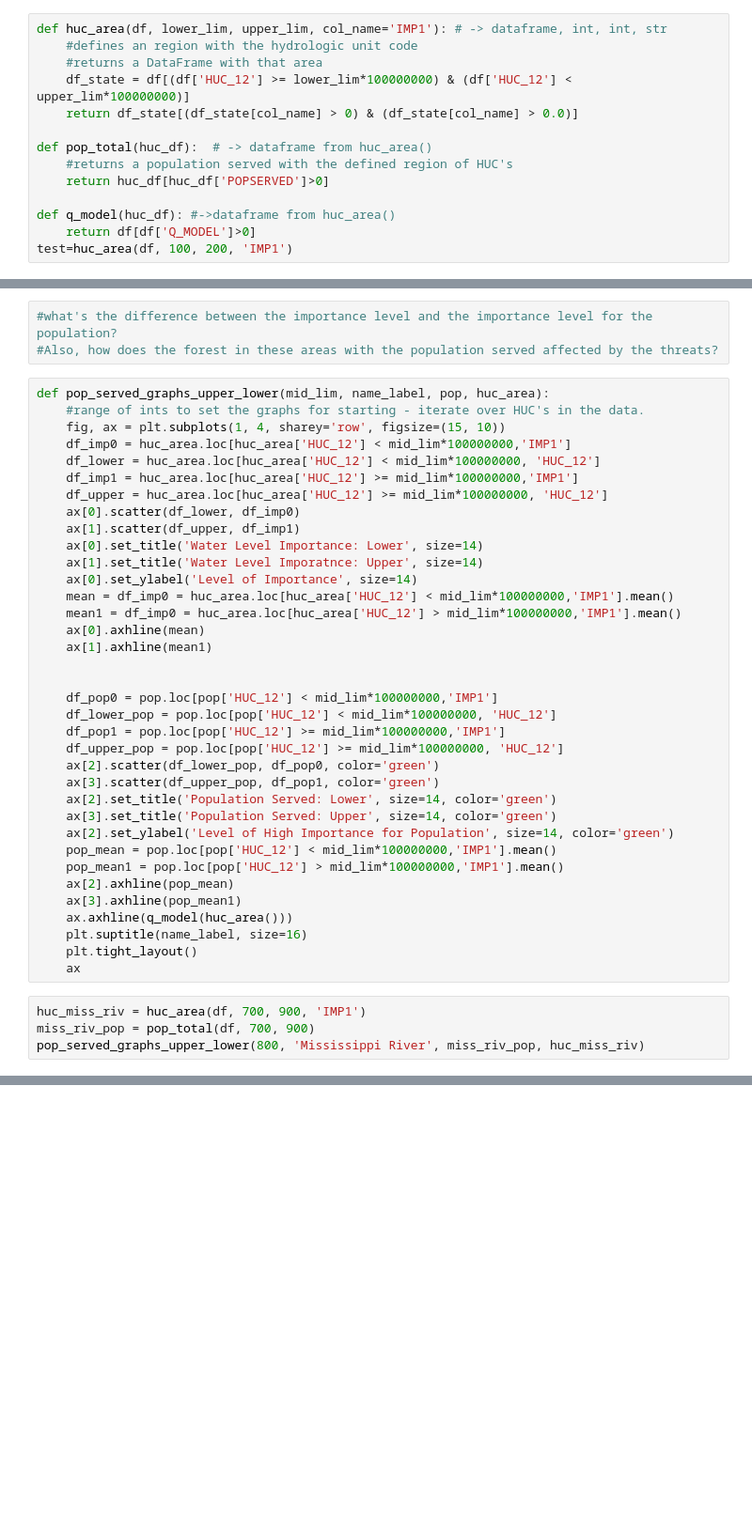
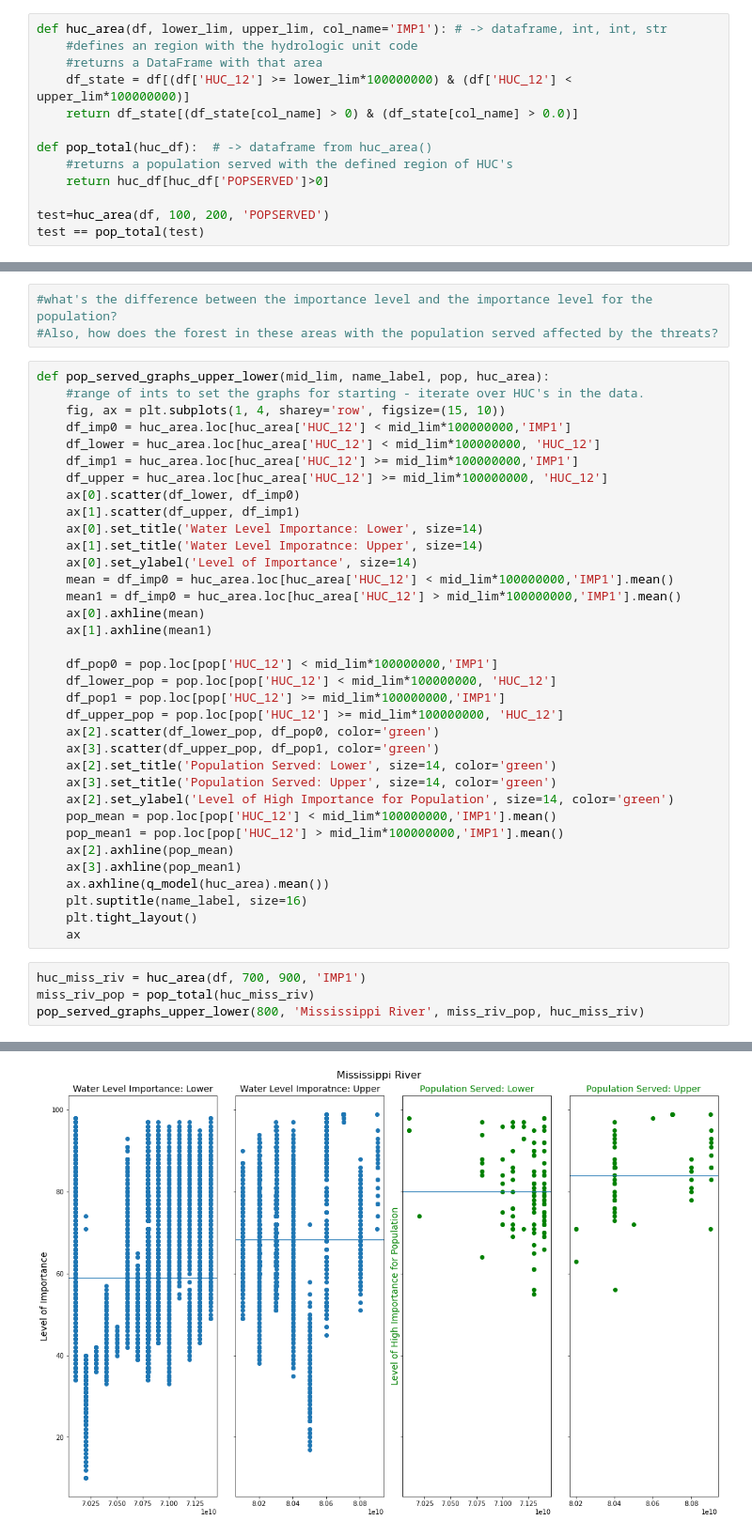
Before and after one commit to TaraBlackburn/surface_drinking_water, a Jupyter notebook: surface_water1.ipynb, the cells around one changed output, grey strips where cells are left out. Shown at 94% size. Drawn from its saved outputs; the diff is of its cells as text; blank space fills up the shorter version.

```diff
--- a/surface_water1.ipynb
+++ b/surface_water1.ipynb
@@ -15,6 +15,5 @@ def pop_total(huc_df):  # -> dataframe from huc_area()
     #returns a population served with the defined region of HUC's
     return huc_df[huc_df['POPSERVED']>0]
 
-def q_model(huc_df): #->dataframe from huc_area()
-    return df[df['Q_MODEL']>0]
-test=huc_area(df, 100, 200, 'IMP1')
+test=huc_area(df, 100, 200, 'POPSERVED')
+test == pop_total(test)
@@ -76,7 +88,6 @@ def pop_served_graphs_upper_lower(mid_lim, name_label, pop, huc_area):
     ax[0].axhline(mean)
     ax[1].axhline(mean1)
 
-
     df_pop0 = pop.loc[pop['HUC_12'] < mid_lim*100000000,'IMP1']
     df_lower_pop = pop.loc[pop['HUC_12'] < mid_lim*100000000, 'HUC_12']
     df_pop1 = pop.loc[pop['HUC_12'] >= mid_lim*100000000,'IMP1']
@@ -90,12 +101,12 @@ def pop_served_graphs_upper_lower(mid_lim, name_label, pop, huc_area):
     pop_mean1 = pop.loc[pop['HUC_12'] > mid_lim*100000000,'IMP1'].mean()
     ax[2].axhline(pop_mean)
     ax[3].axhline(pop_mean1)
-    ax.axhline(q_model(huc_area()))
+    ax.axhline(q_model(huc_area).mean())
     plt.suptitle(name_label, size=16)
     plt.tight_layout()
     ax
 # %%
 huc_miss_riv = huc_area(df, 700, 900, 'IMP1')
-miss_riv_pop = pop_total(df, 700, 900)
+miss_riv_pop = pop_total(huc_miss_riv)
 pop_served_graphs_upper_lower(800, 'Mississippi River', miss_riv_pop, huc_miss_riv)
 # %% [output]
@@ -103,3 +113,4 @@ TypeError: pop_total() takes 1 positional argument but 3 were given
+[figure, added]
 # %%
 def pop_served_graphs_reg(name_label, pop, huc_area):
     #range of ints to set the graphs for starting - iterate over HUC's in the data.
```
Also changed, not shown: parts of 6 cells of this notebook.
